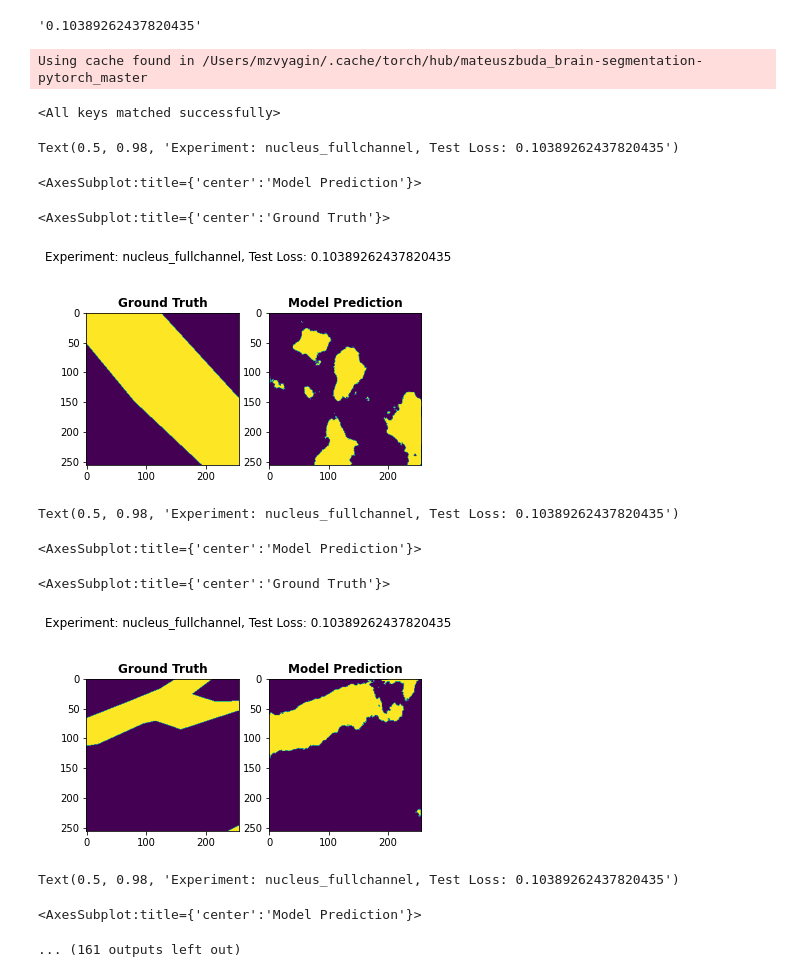
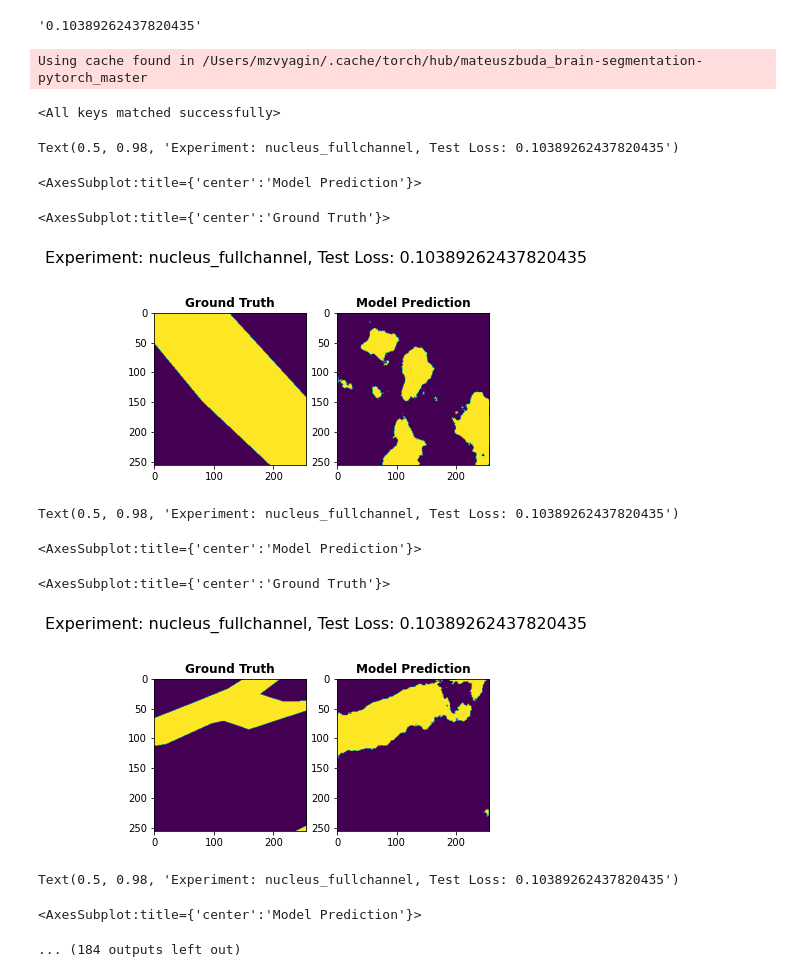
Before and after one commit to maxzvyagin/ephemeral_streams_code, a Jupyter notebook: model_visualization.ipynb, the cells around one changed output. Drawn from its saved outputs; the diff is of its cells as text; code cells hidden in the pictures.

```diff
--- a/model_visualization.ipynb
+++ b/model_visualization.ipynb
@@ -85,40 +85,45 @@ for e in experiments:
     elif i_type == "veg_index":
         input_num = 1
     else:
         i_type = 4
     model =  torch.hub.load('mateuszbuda/brain-segmentation-pytorch', 'unet', in_channels=input_num,
                                     out_channels=1,
                                     init_features=32, pretrained=False)
     # fix the weird state dict key error
     for k in old_params.keys():
         new_key = k.split("model.")[1]
         params[new_key] = old_params[k]
     model.load_state_dict(params)
     f.close()
     # check the image type, and get image samples for corresponding image type
     # run the model on each of the samples and show results
     # print experiment id, name, image type, and training/test loss
     # print(e.get_properties(), e.get_numeric_channels_values())
     # show mask, and then show the results from each
     for test in image_samples[i_type]:
         fig, (m_axis, i_axis) = pyplot.subplots(1, 2)
-        fig.suptitle("Experiment: "+e.get_system_properties()['name']+", Test Loss: "+e.get_logs()['test_loss']['y'])
-        res = model(test['image'].unsqueeze(0))
+        fig.suptitle("Experiment: "+e.get_system_properties()['name']+", Test Loss: "+e.get_logs()['test_loss']['y'], fontsize=16)
+        if i_type == "veg_index":
+            channel_input = test['image'].unsqueeze(0)
+            channel_input = channel_input.unsqueeze(1)
+            res = model(channel_input)
+        else:
+            res = model(test['image'].unsqueeze(0))
         res = np.rint(res.detach().numpy())
         show(res, ax=i_axis, title="Model Prediction")
         show(test['mask'], ax=m_axis, title="Ground Truth")
         pyplot.show()
 # %% [output]
 Using cache found in /Users/mzvyagin/.cache/torch/hub/mateuszbuda_brain-segmentation-pytorch_master
 <All keys matched successfully>
 Text(0.5, 0.98, 'Experiment: nucleus_fullchannel, Test Loss: 0.10389262437820435')
 <AxesSubplot:title={'center':'Model Prediction'}>
 <AxesSubplot:title={'center':'Ground Truth'}>
-[figure, old version]
+[figure, new version]
 Text(0.5, 0.98, 'Experiment: nucleus_fullchannel, Test Loss: 0.10389262437820435')
 <AxesSubplot:title={'center':'Model Prediction'}>
 <AxesSubplot:title={'center':'Ground Truth'}>
-[figure, old version]
+[figure, new version]
 Text(0.5, 0.98, 'Experiment: nucleus_fullchannel, Test Loss: 0.10389262437820435')
 <AxesSubplot:title={'center':'Model Prediction'}>
-... (161 outputs left out)
+... (184 outputs left out)
```
Also changed, not shown: 4 other files.
